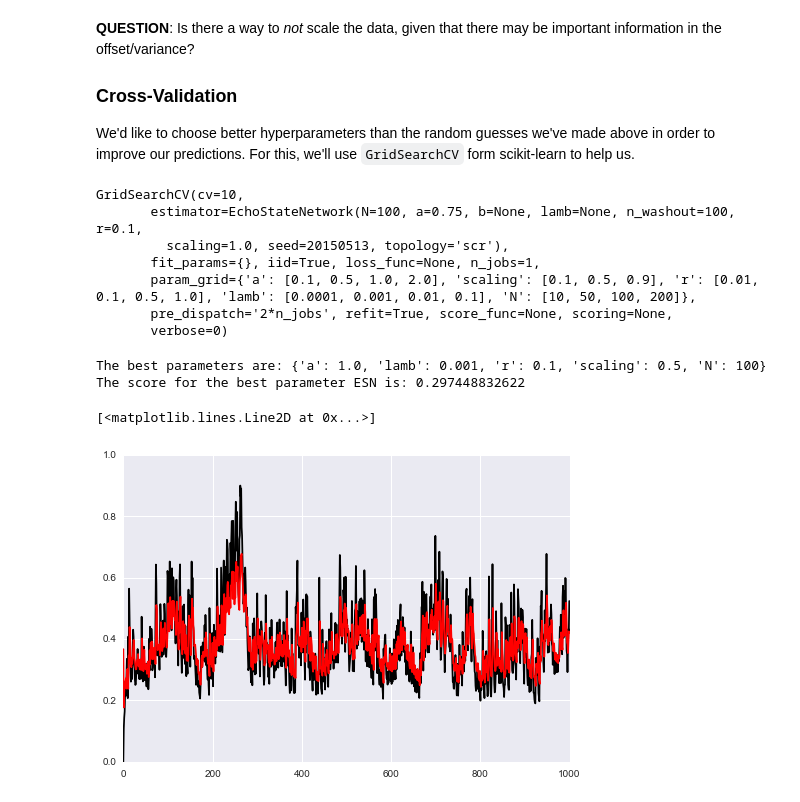
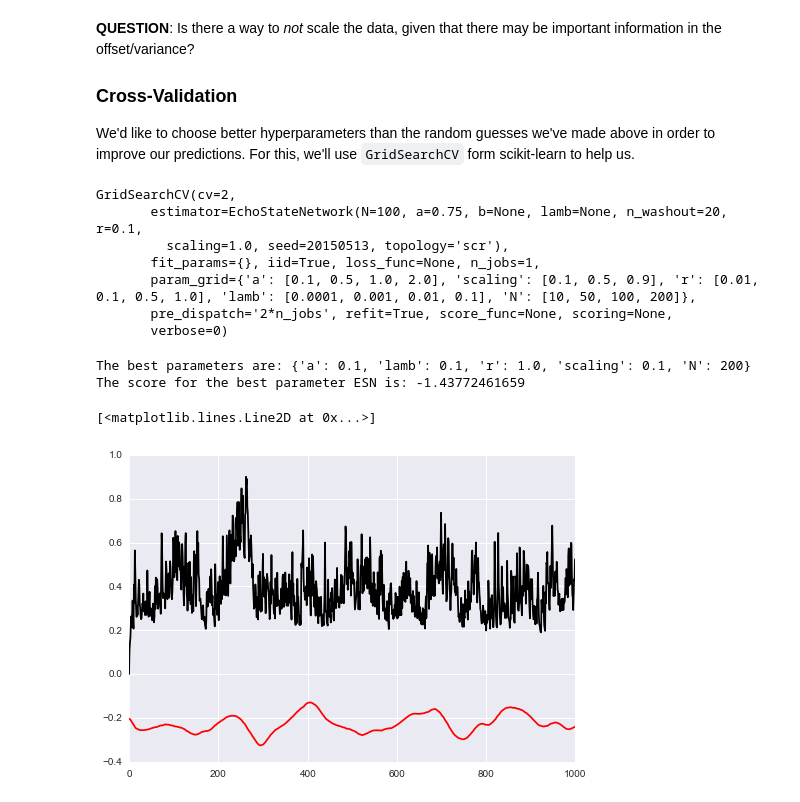
Before and after one commit to dhuppenkothen/LightEcho, a Jupyter notebook: LightEchoDemo.ipynb, the cells around one changed output. Cells and saved outputs as stored; diff of their text form; code cells hidden in the pictures.

```diff
--- a/LightEchoDemo.ipynb
+++ b/LightEchoDemo.ipynb
@@ -183,11 +184,12 @@ reload(echostate)
 tuned_parameters = {"N":[10,50,100,200], "a":[0.1, 0.5,  1.0, 2.0,],
                     "r": [0.01, 0.1, 0.5, 1.0],
                     "scaling":[0.1,0.5,0.9], "lamb":[0.0001, 0.001, 0.01, 0.1,]}
-clf = GridSearchCV(echostate.EchoStateNetwork(), param_grid = tuned_parameters, cv=10)
+
+clf = GridSearchCV(echostate.EchoStateNetwork(n_washout=20), param_grid = tuned_parameters, cv=2)
 clf.fit(y)
 # %% [output]
-GridSearchCV(cv=10,
-       estimator=EchoStateNetwork(N=100, a=0.75, b=None, lamb=None, n_washout=100, r=0.1,
+GridSearchCV(cv=2,
+       estimator=EchoStateNetwork(N=100, a=0.75, b=None, lamb=None, n_washout=20, r=0.1,
          scaling=1.0, seed=20150513, topology='scr'),
        fit_params={}, iid=True, loss_func=None, n_jobs=1,
        param_grid={'a': [0.1, 0.5, 1.0, 2.0], 'scaling': [0.1, 0.5, 0.9], 'r': [0.01, 0.1, 0.5, 1.0], 'lamb': [0.0001, 0.001, 0.01, 0.1], 'N': [10, 50, 100, 200]},
@@ -197,14 +199,15 @@ GridSearchCV(cv=10,
 print("The best parameters are: " + str(clf.best_params_))
 print("The score for the best parameter ESN is: " + str(clf.best_score_))
 # %% [output]
-The best parameters are: {'a': 1.0, 'lamb': 0.001, 'r': 0.1, 'scaling': 0.5, 'N': 100}
-The score for the best parameter ESN is: 0.297448832622
+The best parameters are: {'a': 0.1, 'lamb': 0.1, 'r': 1.0, 'scaling': 0.1, 'N': 200}
+The score for the best parameter ESN is: -1.43772461659
 # %%
 esn_best = clf.best_estimator_
 # %%
+ww_best = esn_best.transform(ytest)
 y_best = esn_best.predict(ytest)
 plt.plot(ytest, color="black", label="data")
 plt.plot(y_best, color="red", label="ESN prediction")
 # %% [output]
 [<matplotlib.lines.Line2D at 0x...>]
-[figure, old version]
+[figure, new version]
```
Also changed, not shown: parts of 5 cells of this notebook, 3 other files.
